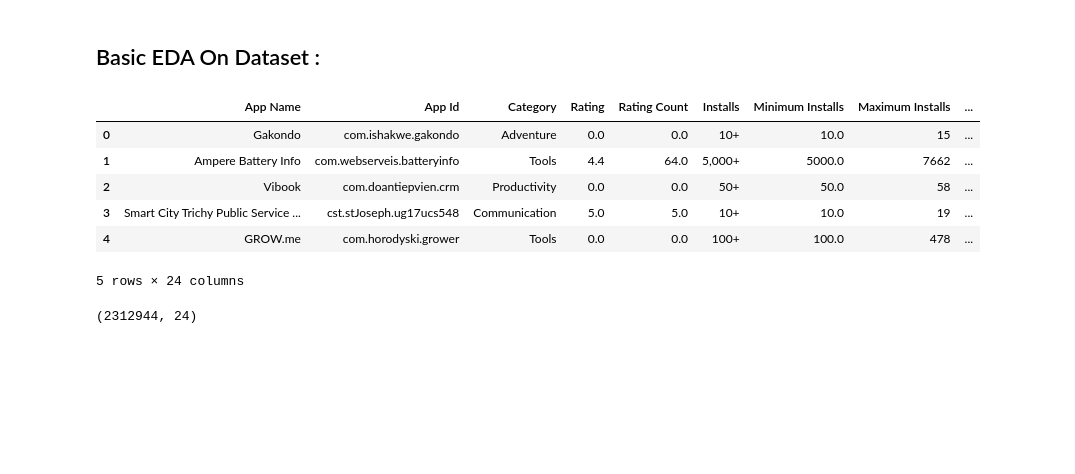
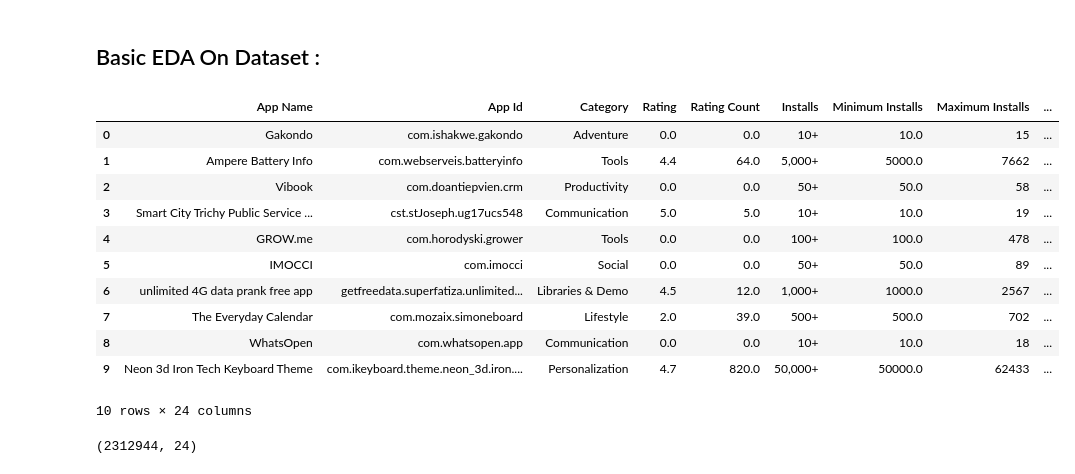
Before and after one commit to saadawan109/EDA_ICC_Worldcup_2023, a Jupyter notebook: Project_Google_Playstore/Project_google_playstore.ipynb, the cells around one changed output. Cells and saved outputs as stored; diff of their text form; code cells hidden in the pictures; blank space fills up the shorter version.

```diff
--- a/Project_Google_Playstore/Project_google_playstore.ipynb
+++ b/Project_Google_Playstore/Project_google_playstore.ipynb
@@ -33,15 +33,20 @@ df = pd.read_csv('./Google-Playstore.csv')
 # %% [markdown]
 ## Basic EDA On Dataset :
 # %%
-df.head()
+df.head(10)
 # %% [output]
 |  | App Name | App Id | Category | Rating | Rating Count | Installs | Minimum Installs | Maximum Installs | ... |
 | 0 | Gakondo | com.ishakwe.gakondo | Adventure | 0.0 | 0.0 | 10+ | 10.0 | 15 | ... |
 | 1 | Ampere Battery Info | com.webserveis.batteryinfo | Tools | 4.4 | 64.0 | 5,000+ | 5000.0 | 7662 | ... |
 | 2 | Vibook | com.doantiepvien.crm | Productivity | 0.0 | 0.0 | 50+ | 50.0 | 58 | ... |
 | 3 | Smart City Trichy Public Service ... | cst.stJoseph.ug17ucs548 | Communication | 5.0 | 5.0 | 10+ | 10.0 | 19 | ... |
 | 4 | GROW.me | com.horodyski.grower | Tools | 0.0 | 0.0 | 100+ | 100.0 | 478 | ... |
+| 5 | IMOCCI | com.imocci | Social | 0.0 | 0.0 | 50+ | 50.0 | 89 | ... |
+| 6 | unlimited 4G data prank free app | getfreedata.superfatiza.unlimited... | Libraries & Demo | 4.5 | 12.0 | 1,000+ | 1000.0 | 2567 | ... |
+| 7 | The Everyday Calendar | com.mozaix.simoneboard | Lifestyle | 2.0 | 39.0 | 500+ | 500.0 | 702 | ... |
+| 8 | WhatsOpen | com.whatsopen.app | Communication | 0.0 | 0.0 | 10+ | 10.0 | 18 | ... |
+| 9 | Neon 3d Iron Tech Keyboard Theme | com.ikeyboard.theme.neon_3d.iron.... | Personalization | 4.7 | 820.0 | 50,000+ | 50000.0 | 62433 | ... |
-5 rows × 24 columns
+10 rows × 24 columns
 # %%
 df.shape
 # %% [output]
```
Also changed, not shown: parts of 32 cells of this notebook.
